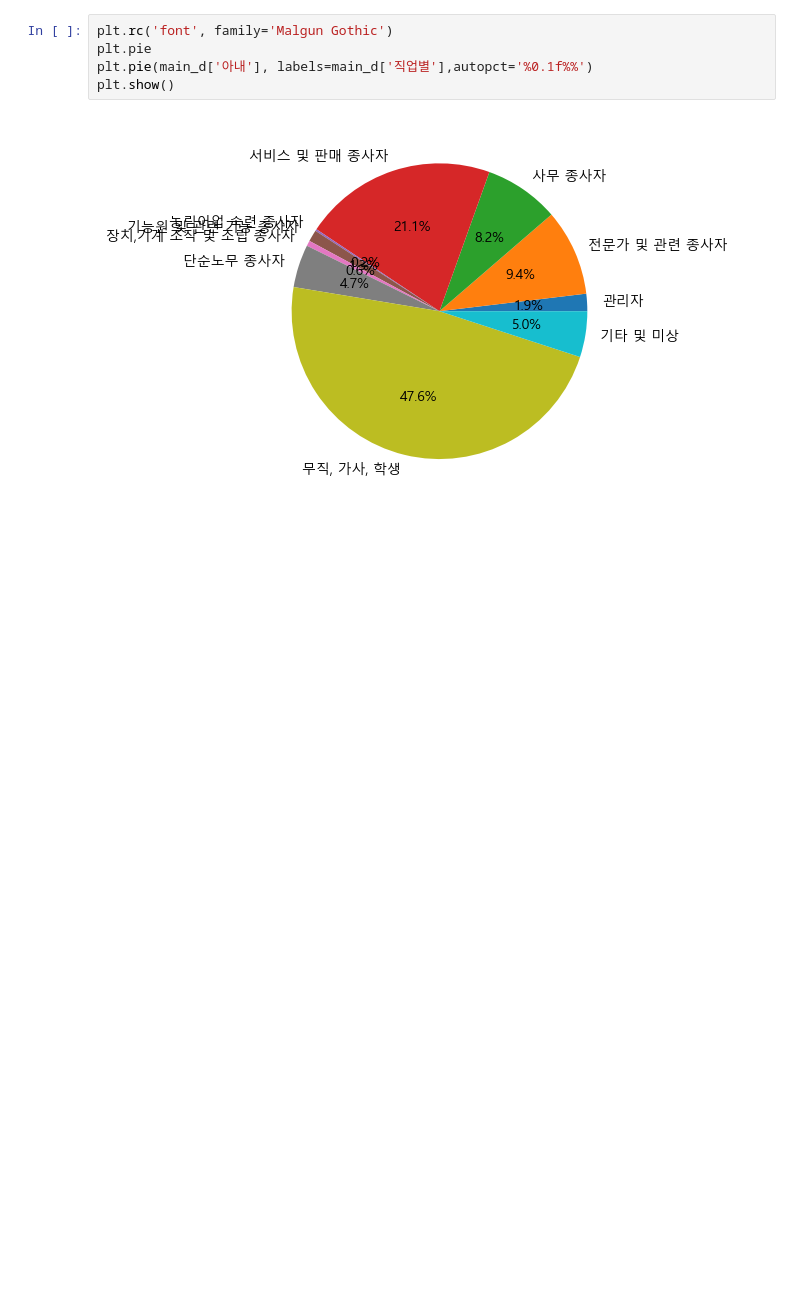
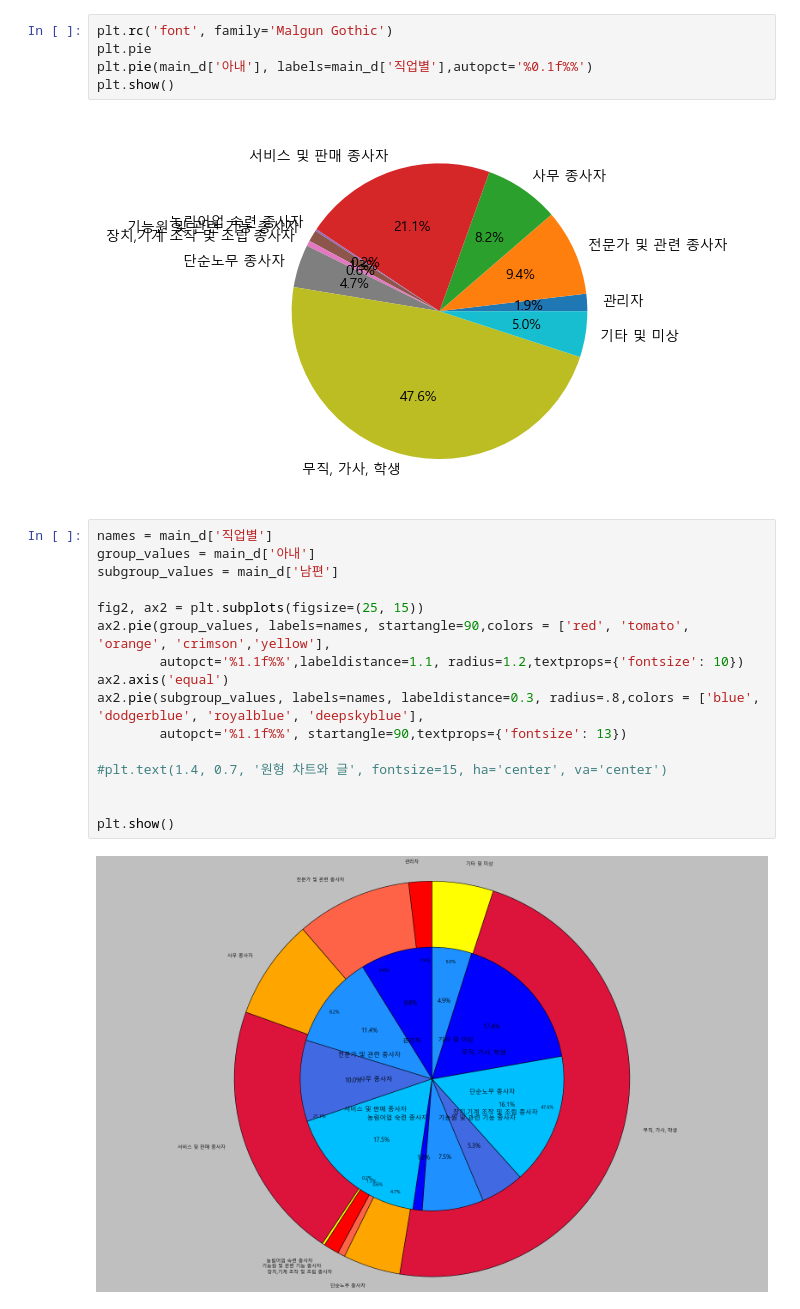
Before and after one commit to jakekwon1/semi-, a Jupyter notebook: 통계/work.ipynb, the cells around one changed output. Cells and saved outputs as stored; diff of their text form; blank space fills up the shorter version.

```diff
--- a/통계/work.ipynb
+++ b/통계/work.ipynb
@@ -86,3 +121,21 @@ plt.pie(main_d['아내'], labels=main_d['직업별'],autopct='%0.1f%%')
 plt.show()
 # %% [output]
 [figure]
+# %%
+names = main_d['직업별']
+group_values = main_d['아내']
+subgroup_values = main_d['남편']
+
+fig2, ax2 = plt.subplots(figsize=(25, 15))
+ax2.pie(group_values, labels=names, startangle=90,colors = ['red', 'tomato', 'orange', 'crimson','yellow'],
+        autopct='%1.1f%%',labeldistance=1.1, radius=1.2,textprops={'fontsize': 10})
+ax2.axis('equal')
+ax2.pie(subgroup_values, labels=names, labeldistance=0.3, radius=.8,colors = ['blue', 'dodgerblue', 'royalblue', 'deepskyblue'],
+        autopct='%1.1f%%', startangle=90,textprops={'fontsize': 13})
+
+#plt.text(1.4, 0.7, '원형 차트와 글', fontsize=15, ha='center', va='center')
+
+
+plt.show()
+# %% [output]
+[figure, added]
```
Also changed, not shown: parts of 7 cells of this notebook, 1 other file.
